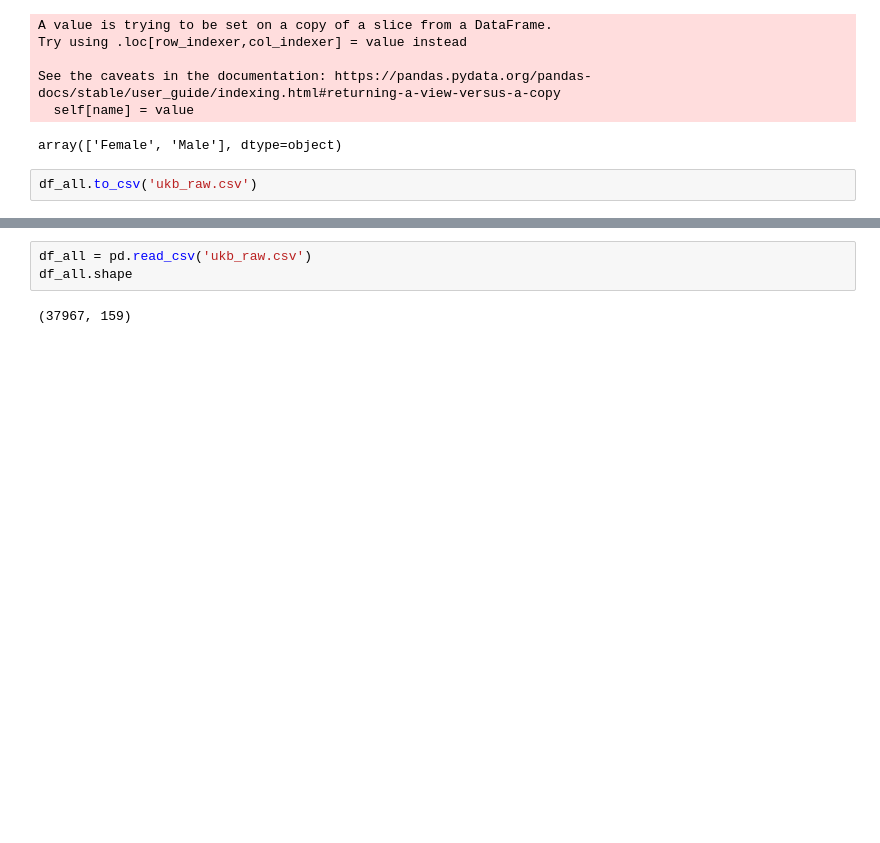
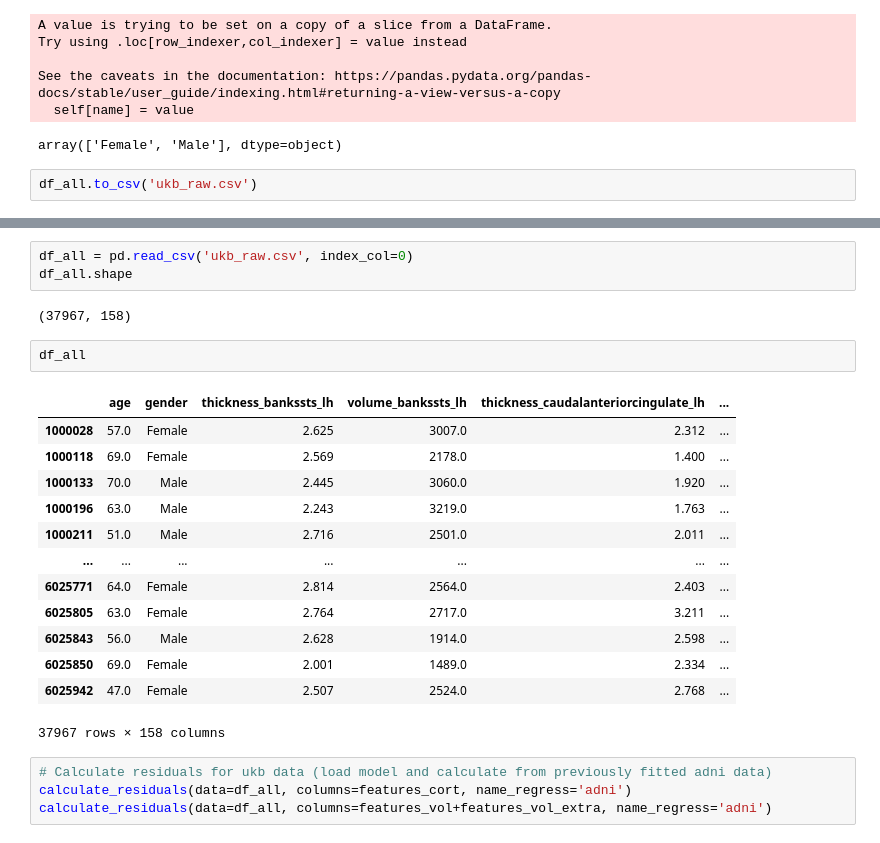
Before and after one commit to tighu20/adni_phenotypes, a Jupyter notebook: data/Preprocessing UKB data.ipynb, the cells around one changed output, grey strips where cells are left out. Saved outputs shown, nothing was run; the diff lists cells and outputs as text; blank space fills up the shorter version.

```diff
--- a/data/Preprocessing UKB data.ipynb
+++ b/data/Preprocessing UKB data.ipynb
@@ -163,5 +161,25 @@ ModuleNotFoundError: No module named 'statsmodels'
 # %%
-df_all = pd.read_csv('ukb_raw.csv')
+df_all = pd.read_csv('ukb_raw.csv', index_col=0)
 df_all.shape
 # %% [output]
-(37967, 159)
+(37967, 158)
+# %%
+df_all
+# %% [output]
+|  | age | gender | thickness_bankssts_lh | volume_bankssts_lh | thickness_caudalanteriorcingulate_lh | ... |
+| 1000028 | 57.0 | Female | 2.625 | 3007.0 | 2.312 | ... |
+| 1000118 | 69.0 | Female | 2.569 | 2178.0 | 1.400 | ... |
+| 1000133 | 70.0 | Male | 2.445 | 3060.0 | 1.920 | ... |
+| 1000196 | 63.0 | Male | 2.243 | 3219.0 | 1.763 | ... |
+| 1000211 | 51.0 | Male | 2.716 | 2501.0 | 2.011 | ... |
+| ... | ... | ... | ... | ... | ... | ... |
+| 6025771 | 64.0 | Female | 2.814 | 2564.0 | 2.403 | ... |
+| 6025805 | 63.0 | Female | 2.764 | 2717.0 | 3.211 | ... |
+| 6025843 | 56.0 | Male | 2.628 | 1914.0 | 2.598 | ... |
+| 6025850 | 69.0 | Female | 2.001 | 1489.0 | 2.334 | ... |
+| 6025942 | 47.0 | Female | 2.507 | 2524.0 | 2.768 | ... |
+37967 rows × 158 columns
+# %%
+# Calculate residuals for ukb data (load model and calculate from previously fitted adni data)
+calculate_residuals(data=df_all, columns=features_cort, name_regress='adni')
+calculate_residuals(data=df_all, columns=features_vol+features_vol_extra, name_regress='adni')
```
Also changed, not shown: parts of 8 cells of this notebook, 1 other file.
